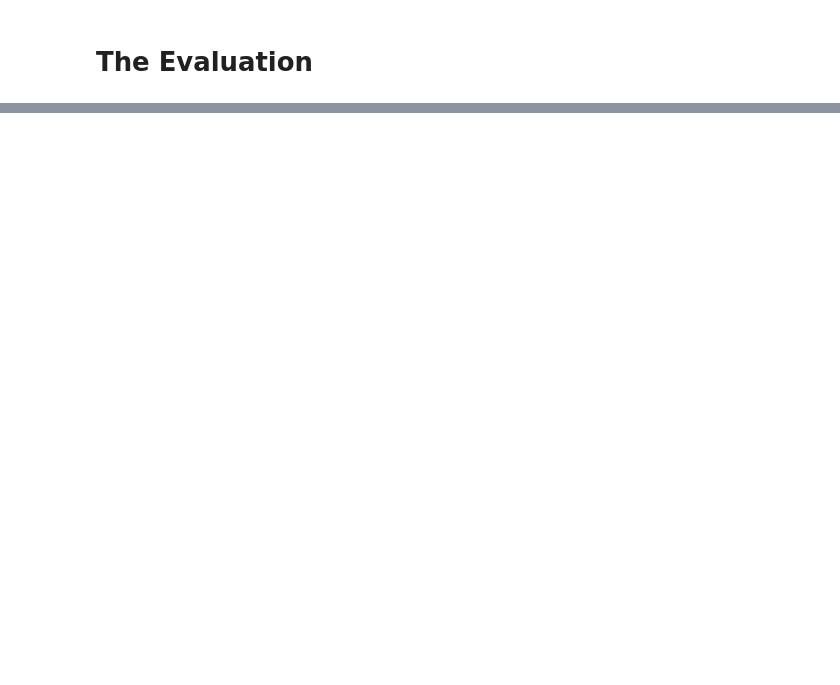
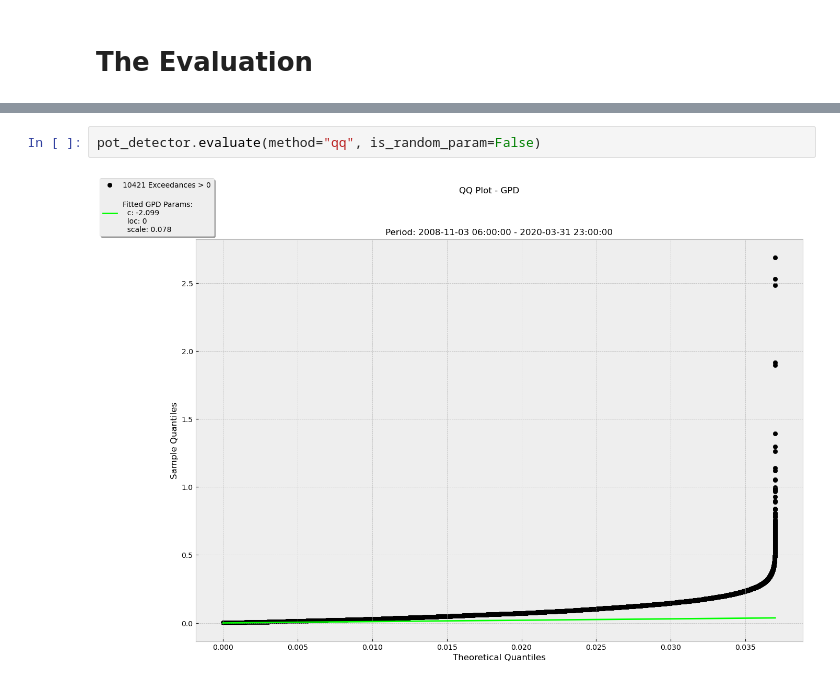
Before and after one commit to Aeternalis-Ingenium/anomalytics, a Jupyter notebook: docs/example.ipynb, the cells around one changed output, grey strips where cells are left out. Drawn from its saved outputs; the diff is of its cells as text; blank space fills up the shorter version.

```diff
--- a/docs/example.ipynb
+++ b/docs/example.ipynb
@@ -224,0 +228,4 @@ Name: anomalies, Length: 117, dtype: bool
+# %%
+pot_detector.evaluate(method="qq", is_random_param=False)
+# %% [output]
+[figure, added]
```
Also changed, not shown: parts of 11 cells of this notebook.
